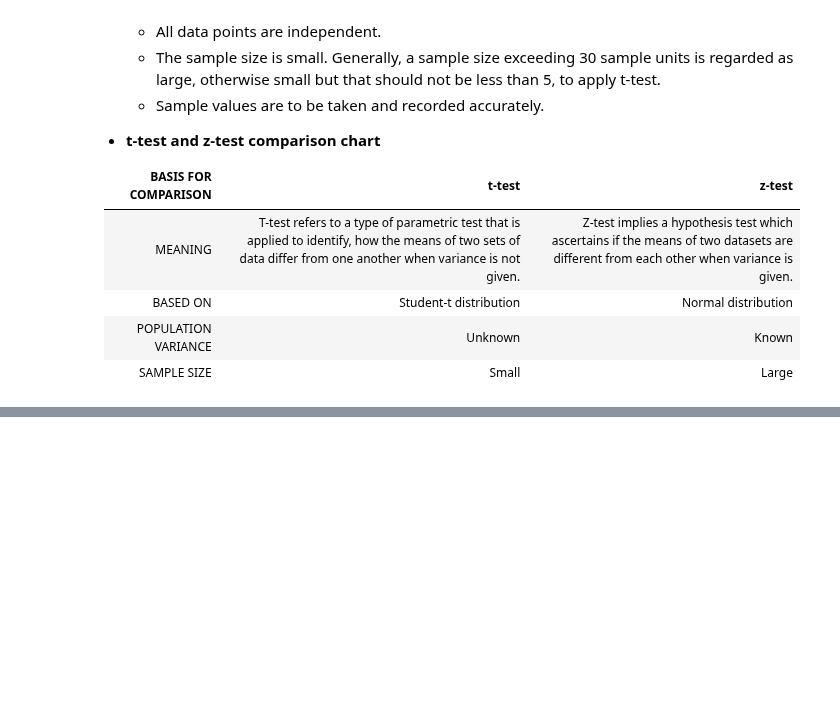
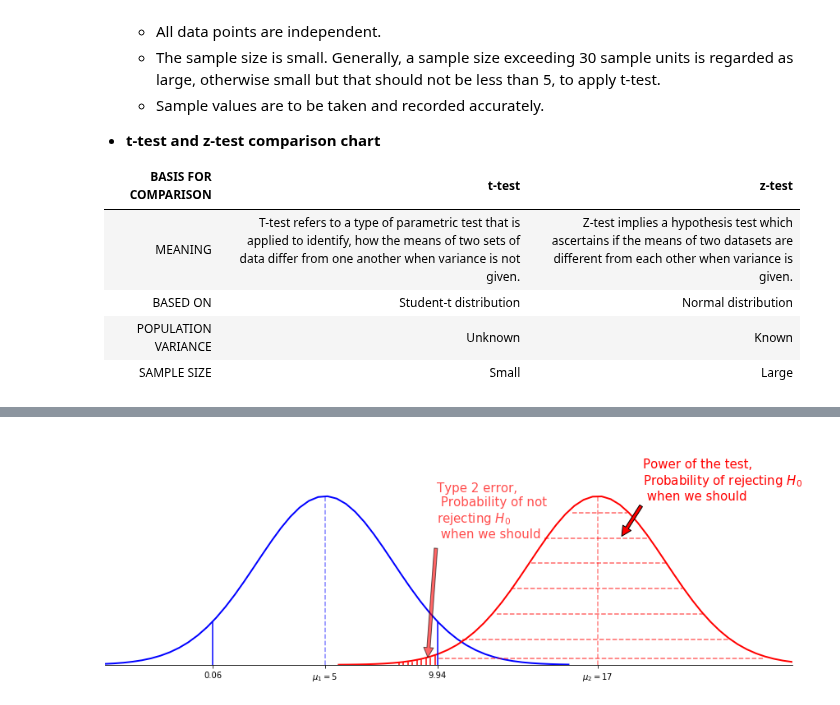
Before and after one commit to arstepanyan/Notes, a Jupyter notebook: interview_questions/springbrd_interview_practice.ipynb, the cells around one changed output, grey strips where cells are left out. Drawn from its saved outputs; the diff is of its cells as text; code cells hidden in the pictures; blank space fills up the shorter version.

Commit message:
power of the test

```diff
--- a/interview_questions/springbrd_interview_practice.ipynb
+++ b/interview_questions/springbrd_interview_practice.ipynb
@@ -583 +601,85 @@ From keydifferences.com: https://keydifferences.com/difference-between-t-test-an
+# %%
+import numpy as np
+import matplotlib.pyplot as plt
+import seaborn as sns
+sns.reset_orig()
+
+s1_mean, s1_std = 5, 3
+s2_mean, s2_std = 17, 3
+
+np.random.seed(123)
+s1 = np.random.normal(s1_mean, s1_std, size=1000)
+s2 = np.random.normal(s2_mean, s2_std, size=1000)
+alpha = 0.1
+z_score = 1.645            # from z-table. When alpha=0.1, we are looking for the 95% probability in the table
+x1 = round(-1.645*3+5, 2)  # from z = (x-mean)/sigma
+x2 = round(1.645*3+5, 2)   # from z = (x+mean)/sigma
+
+plt.figure(figsize=(15, 5))
+
+## normal curves
+count1, bins1, ignored1 = plt.hist(s1, bins=50, density=True, histtype='step', color='white')
+_ = plt.plot(bins1,
+             1/(s1_std * np.sqrt(2 * np.pi)) * np.exp( - (bins1 - s1_mean)**2 / (2 * s1_std**2) ),
+             linewidth=2,
+             color='b')
+
+count2, bins2, ignored2 = plt.hist(s2, bins=50, density=True, histtype='step', color='white')
+_= plt.plot(bins2,
+            1/(s2_std * np.sqrt(2 * np.pi)) * np.exp( - (bins2 - s2_mean)**2 / (2 * s2_std**2) ),
+            linewidth=2,
+            color='r')
+
+## frame and axes visability
+_ = plt.gca().axes.get_yaxis().set_visible(False)
+_= plt.gca().spines['top'].set_visible(False)
+_= plt.gca().spines['left'].set_visible(False)
+_= plt.gca().spines['right'].set_visible(False)
+
+## x limits and xticks
+_ = plt.xlim(min(s1), max(s2))
+_ = plt.xticks((x1, s1_mean, x2, s2_mean))
+_ = plt.gca().set_xticklabels((x1, '$\mu_1 = {}$'.format(s1_mean),
+                               x2, '$\mu_2 = {}$'.format(s2_mean)))
+
+## vertical lines
+_ = plt.axvline(s1_mean, ymax=0.75, color='b', linestyle='--', alpha=0.5)
+_ = plt.axvline(s2_mean, ymax=0.75, color='r', linestyle='--', alpha=0.5)
+_ = plt.axvline(x1, ymax=0.19, color='b')
+_ = plt.axvline(x2, ymax=0.19, color='b')
+
+## fill in with lines to note the probability of not rejecting H0 when we should
+## NOTE: I am sure there is a better way of filling in under the curve.
+##       But after some time of searching, it doesn't seam to be streightforward.
+##       That's why I am manually plotting several lines
+x_coords = [x2-0.1, x2-0.3, x2-0.5, x2-0.7, x2-0.9, x2-1.1, x2-1.3, x2-1.5, x2-1.7]
+y_heights = [0.04, 0.03, 0.03, 0.02, 0.02, 0.01, 0.01, 0.009, 0.009]
+
+for (x, y) in zip(x_coords, y_heights):
+    _ = plt.axvline(x, ymax=y, color='r')
+
+## annotate
+_ = plt.annotate('Type 2 error,\n Probability of not \nrejecting $H_0$\n when we should',
+                 xy=(9.5, 0.001), xytext=(9.9, 0.1),
+                 arrowprops=dict(facecolor='r', shrink=0.05, alpha=0.6),
+                 fontsize=15,
+                 color='r',
+                 alpha=0.7)
+
+## fill in with lines to note the power of test (the probability of rejecting H0 when we should)
+y_coords = [.12, .1, .08, .06, .04, .02, .005]
+x_heights_min = [.68, .64, .62, .59, .57, .52, .485]
+x_heights_max = [.76, .79, .82, .84, .87, .91, .96]
+
+for y, x_min, x_max in zip(y_coords, x_heights_min, x_heights_max):
+    _ = plt.axhline(y, xmin=x_min, xmax=x_max, color='r', linestyle='--', alpha=0.6)
+
+## annotate
+_ = plt.annotate('Power of the test, \nProbability of rejecting $H_0$\n when we should',
+                 xy=(18, 0.1), xytext=(19, 0.13),
+                 arrowprops=dict(facecolor='r', shrink=0.05),
+                 fontsize=15,
+                 color='r')
+# %% [output]
+[figure, added]
 # %% [markdown]
```
Also changed, not shown: parts of 2 cells of this notebook.
